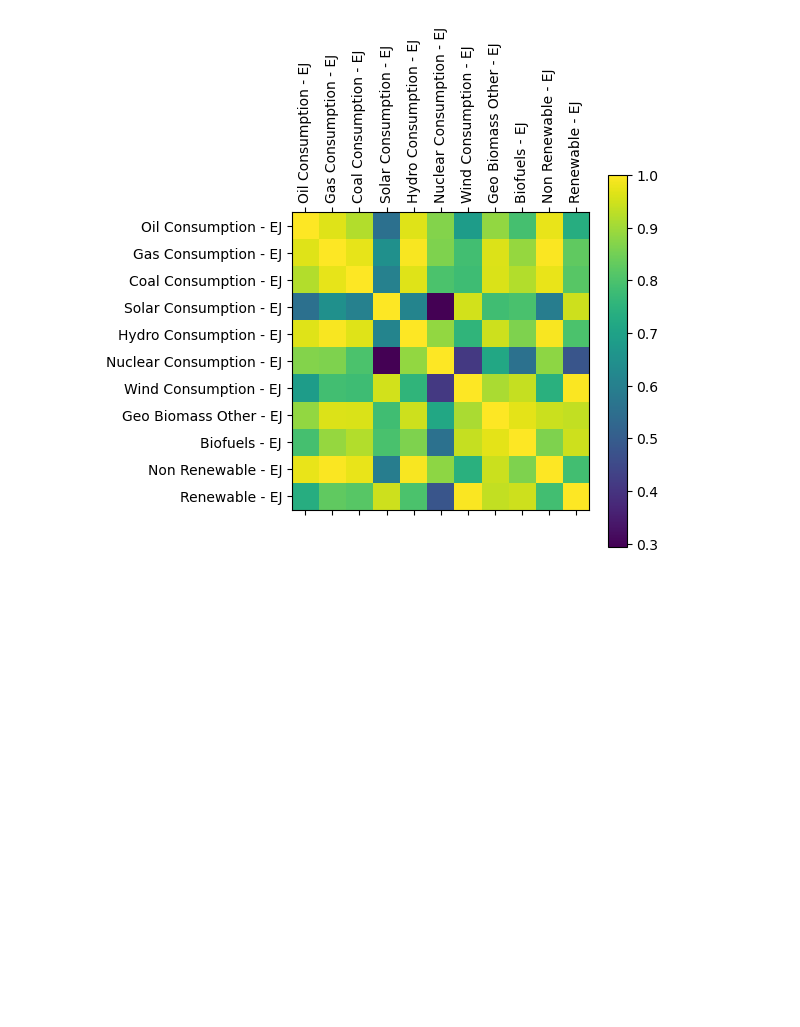
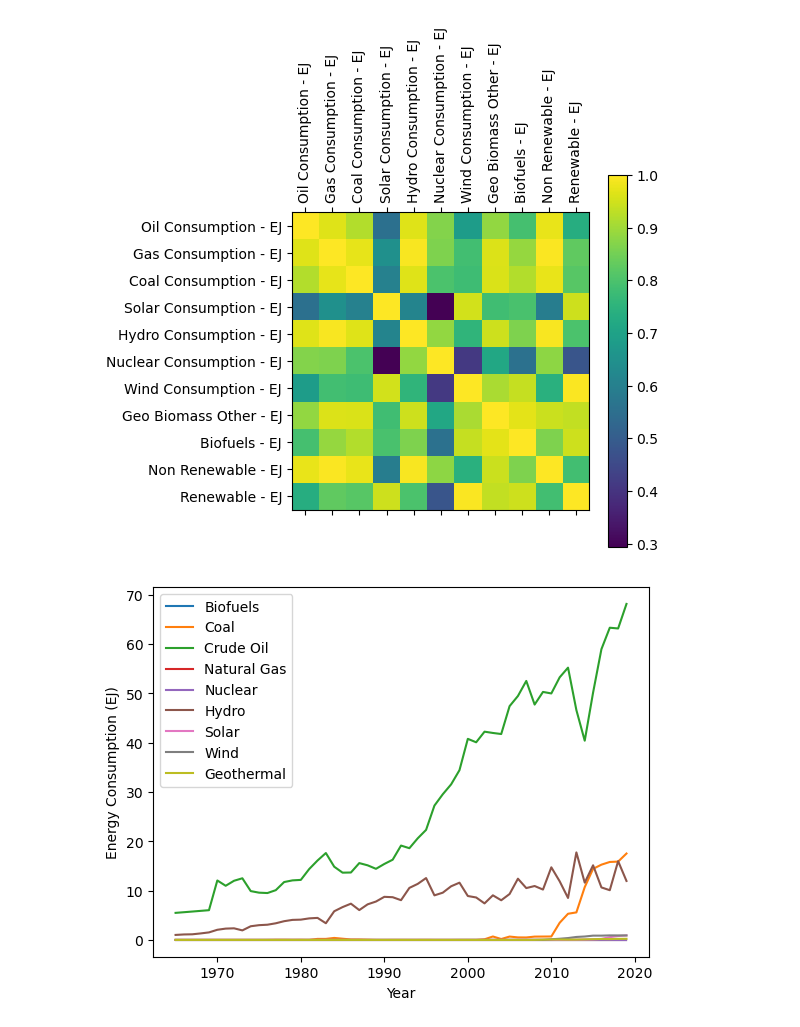
Before and after one commit to IsuruJayamanne/project-ds-energy-source-data-analysis, a Jupyter notebook: project.ipynb, the cells around one changed output. Drawn from its saved outputs; the diff is of its cells as text; code cells hidden in the pictures; blank space fills up the shorter version.

```diff
--- a/project.ipynb
+++ b/project.ipynb
@@ -213,3 +224,30 @@ plt.colorbar()
 plt.show()
 # %% [output]
 [figure]
+# %%
+# get energy consumption of Sri Lanka
+df_sri_lanka = df_consumption[df_consumption['Code'] == 'LKA']
+
+# remove entity and code columns
+df_sri_lanka = df_sri_lanka.drop(['Entity', 'Code'], axis=1)
+
+# only use data after year 2000
+# df_sri_lanka = df_sri_lanka[df_sri_lanka['Year'] >= 2000]
+
+# plot the energy consumption
+plt.plot(df_sri_lanka['Year'], df_sri_lanka['Biofuels - EJ'], label='Biofuels')
+plt.plot(df_sri_lanka['Year'], df_sri_lanka['Coal Consumption - EJ'], label='Coal')
+plt.plot(df_sri_lanka['Year'], df_sri_lanka['Oil Consumption - EJ'], label='Crude Oil')
+plt.plot(df_sri_lanka['Year'], df_sri_lanka['Gas Consumption - EJ'], label='Natural Gas')
+plt.plot(df_sri_lanka['Year'], df_sri_lanka['Nuclear Consumption - EJ'], label='Nuclear')
+plt.plot(df_sri_lanka['Year'], df_sri_lanka['Hydro Consumption - EJ'], label='Hydro')
+plt.plot(df_sri_lanka['Year'], df_sri_lanka['Solar Consumption - EJ'], label='Solar')
+plt.plot(df_sri_lanka['Year'], df_sri_lanka['Wind Consumption - EJ'], label='Wind')
+plt.plot(df_sri_lanka['Year'], df_sri_lanka['Geo Biomass Other - EJ'], label='Geothermal')
+
+plt.xlabel('Year')
+plt.ylabel('Energy Consumption (EJ)')
+plt.legend()
+plt.show()
+# %% [output]
+[figure, added]
```
Also changed, not shown: parts of 2 cells of this notebook.
